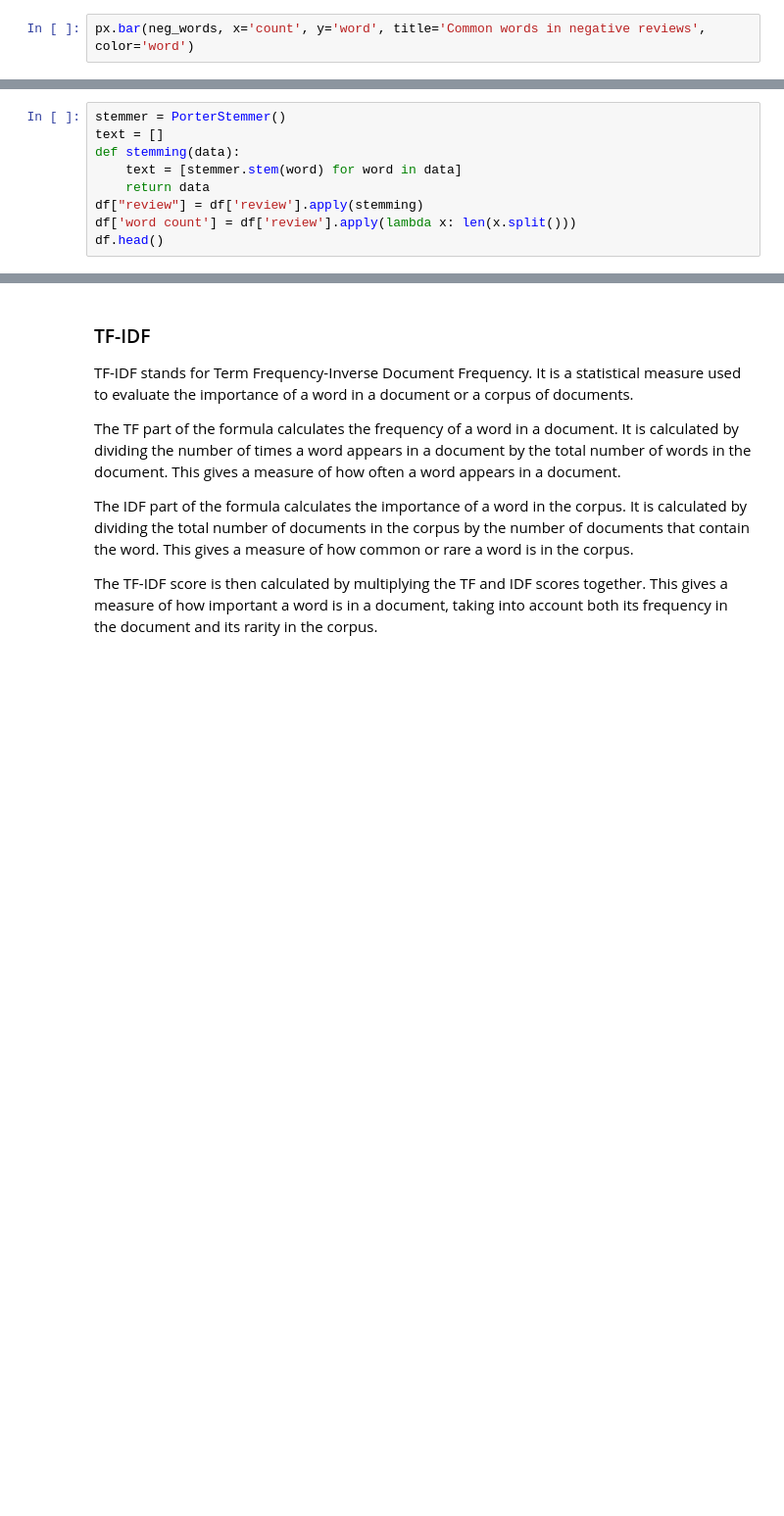
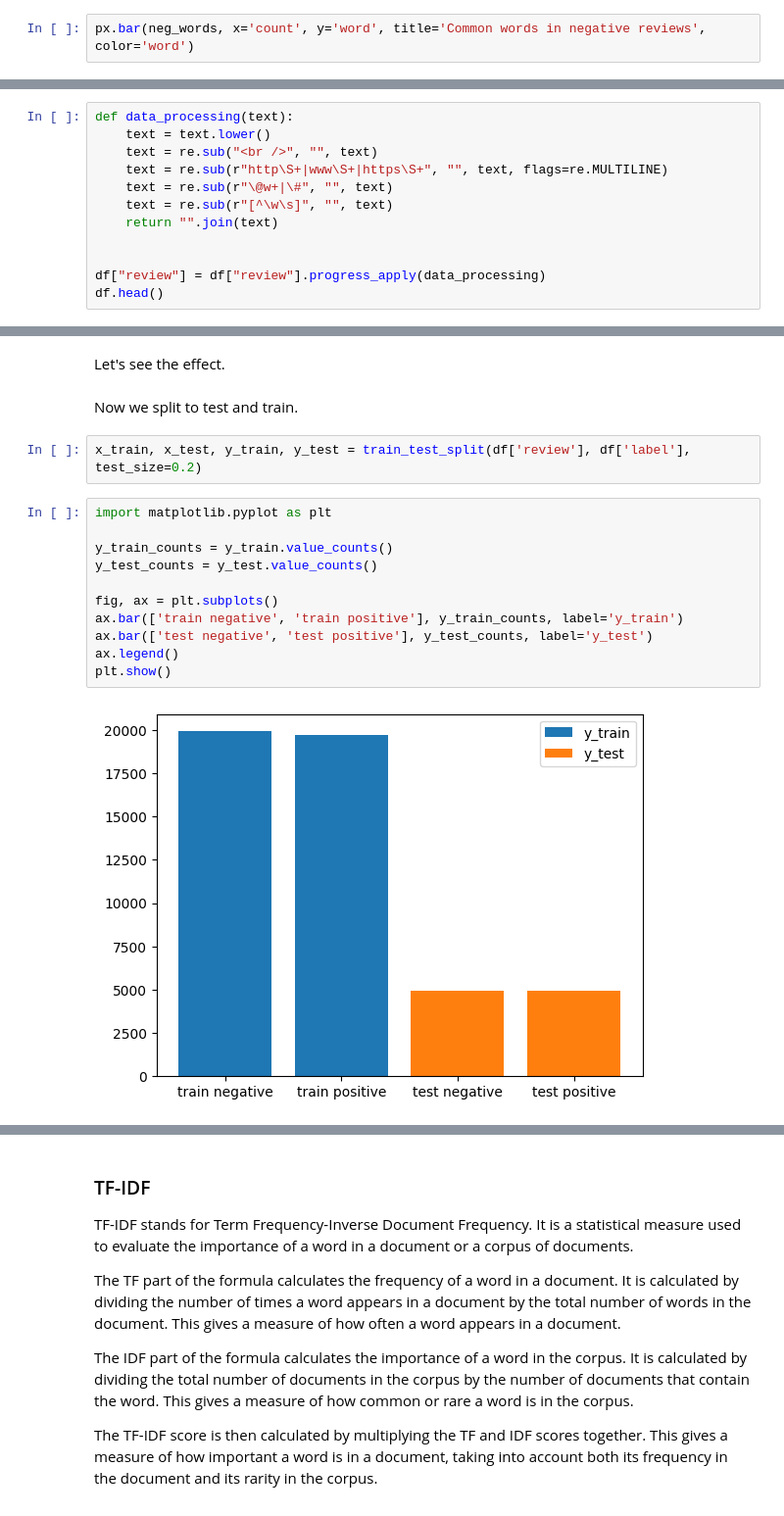
Before and after one commit to Shahriar-0/Artificial-Intelligence-Course-Projects-S2023, a Jupyter notebook: 6 - Neural Networks/AI_CA6.ipynb, the cells around one changed output, grey strips where cells are left out. Shown at 98% size. Saved outputs shown, nothing was run; the diff lists cells and outputs as text; blank space fills up the shorter version.

```diff
--- a/6 - Neural Networks/AI_CA6.ipynb
+++ b/6 - Neural Networks/AI_CA6.ipynb
@@ -871,9 +828,0 @@ Now preprocessing
-# %%
-stemmer = PorterStemmer()
-text = []
-def stemming(data):
-    text = [stemmer.stem(word) for word in data]
-    return data
-df["review"] = df['review'].apply(stemming)
-df['word count'] = df['review'].apply(lambda x: len(x.split()))
-df.head()
@@ -886,0 +851,12 @@ df.head()
+# %%
+def data_processing(text):
+    text = text.lower()
+    text = re.sub("<br />", "", text)
+    text = re.sub(r"http\S+|www\S+|https\S+", "", text, flags=re.MULTILINE)
+    text = re.sub(r"\@w+|\#", "", text)
+    text = re.sub(r"[^\w\s]", "", text)
+    return "".join(text)
+
+
+df["review"] = df["review"].progress_apply(data_processing)
+df.head()
@@ -886,0 +870,19 @@ df.head()
+# %% [markdown]
+Let's see the effect.
+# %% [markdown]
+Now we split to test and train.
+# %%
+x_train, x_test, y_train, y_test = train_test_split(df['review'], df['label'], test_size=0.2)
+# %%
+import matplotlib.pyplot as plt
+
+y_train_counts = y_train.value_counts()
+y_test_counts = y_test.value_counts()
+
+fig, ax = plt.subplots()
+ax.bar(['train negative', 'train positive'], y_train_counts, label='y_train')
+ax.bar(['test negative', 'test positive'], y_test_counts, label='y_test')
+ax.legend()
+plt.show()
+# %% [output]
+[figure, added]
```
Also changed, not shown: parts of 17 cells of this notebook, 1 other file.
